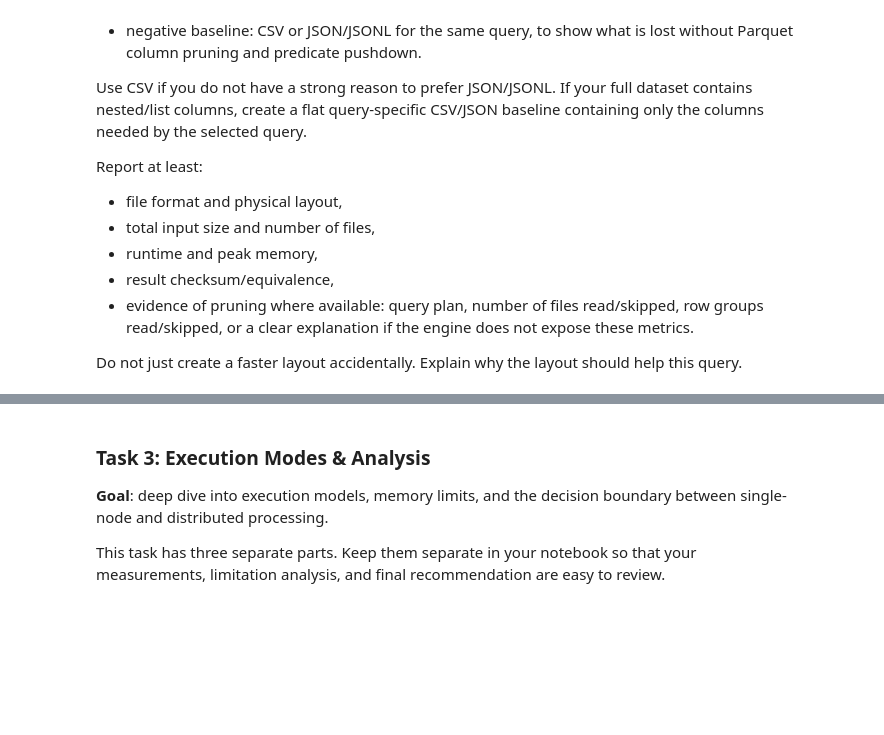
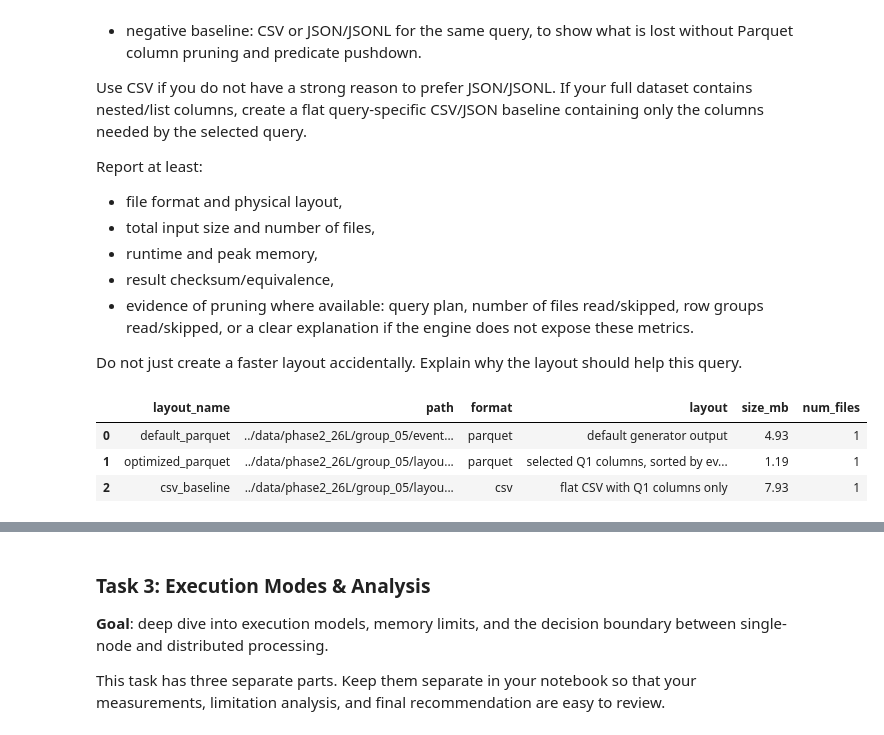
Before and after one commit to kusmierzrafal/tbd-workshop-1, a Jupyter notebook: notebooks/tbd_phase_2_26L.ipynb, the cells around one changed output, grey strips where cells are left out. Cells and saved outputs as stored; diff of their text form; code cells hidden in the pictures; blank space fills up the shorter version.

```diff
--- a/notebooks/tbd_phase_2_26L.ipynb
+++ b/notebooks/tbd_phase_2_26L.ipynb
@@ -1606,0 +1595,91 @@ Do not just create a faster layout accidentally. Explain why the layout should h
+# %%
+# Task 2.5: File format and Parquet layout optimization
+# Selected query: Q1 - CTR by date, country and device.
+#
+# Why Q1?
+# Q1 uses a selective date filter and only a subset of columns.
+# This makes it a good candidate for testing Parquet predicate pushdown,
+# column pruning, and row-group pruning.
+
+LAYOUT_EXPERIMENT_DIR = OUTPUT_DIR / "layout_experiment"
+LAYOUT_EXPERIMENT_DIR.mkdir(parents=True, exist_ok=True)
+
+Q1_DEFAULT_PARQUET_PATH = EVENTS_PATH
+Q1_OPTIMIZED_PARQUET_PATH = LAYOUT_EXPERIMENT_DIR / "events_q1_optimized_sorted_by_date.parquet"
+Q1_CSV_PATH = LAYOUT_EXPERIMENT_DIR / "events_q1_baseline.csv"
+
+Q1_COLUMNS = [
+    "event_date",
+    "country",
+    "device",
+    "event_id",
+    "was_clicked",
+    "impression_cost",
+    "conversion_value",
+]
+
+# 1. Build optimized Parquet layout:
+# sort by event_date because Q1 filters by event_date.
+# Use smaller row groups to make row-group pruning more likely.
+(
+    events
+    .select(Q1_COLUMNS)
+    .sort("event_date")
+    .write_parquet(
+        Q1_OPTIMIZED_PARQUET_PATH,
+        compression="zstd",
+        row_group_size=25_000,
+    )
+)
+
+# 2. Build CSV negative baseline:
+# CSV stores the same query-specific flat subset of columns.
+# It does not provide Parquet-style column pruning or row-group statistics.
+(
+    events
+    .select(Q1_COLUMNS)
+    .write_csv(Q1_CSV_PATH)
+)
+
+def count_files(path):
+    path = Path(path)
+    if path.is_file():
+        return 1
+    if path.is_dir():
+        return sum(1 for p in path.rglob("*") if p.is_file())
+    return 0
+
+
+layout_summary = pd.DataFrame([
+    {
+        "layout_name": "default_parquet",
+        "path": str(Q1_DEFAULT_PARQUET_PATH),
+        "format": "parquet",
+        "layout": "default generator output",
+        "size_mb": file_size_mb(Q1_DEFAULT_PARQUET_PATH),
+        "num_files": count_files(Q1_DEFAULT_PARQUET_PATH),
+    },
+    {
+        "layout_name": "optimized_parquet",
+        "path": str(Q1_OPTIMIZED_PARQUET_PATH),
+        "format": "parquet",
+        "layout": "selected Q1 columns, sorted by event_date, row_group_size=25_000",
+        "size_mb": file_size_mb(Q1_OPTIMIZED_PARQUET_PATH),
+        "num_files": count_files(Q1_OPTIMIZED_PARQUET_PATH),
+    },
+    {
+        "layout_name": "csv_baseline",
+        "path": str(Q1_CSV_PATH),
+        "format": "csv",
+        "layout": "flat CSV with Q1 columns only",
+        "size_mb": file_size_mb(Q1_CSV_PATH),
+        "num_files": count_files(Q1_CSV_PATH),
+    },
+])
+
+layout_summary
+# %% [output]
+|  | layout_name | path | format | layout | size_mb | num_files |
+| 0 | default_parquet | ../data/phase2_26L/group_05/event... | parquet | default generator output | 4.93 | 1 |
+| 1 | optimized_parquet | ../data/phase2_26L/group_05/layou... | parquet | selected Q1 columns, sorted by ev... | 1.19 | 1 |
+| 2 | csv_baseline | ../data/phase2_26L/group_05/layou... | csv | flat CSV with Q1 columns only | 7.93 | 1 |
```
Also changed, not shown: parts of 3 cells of this notebook.
